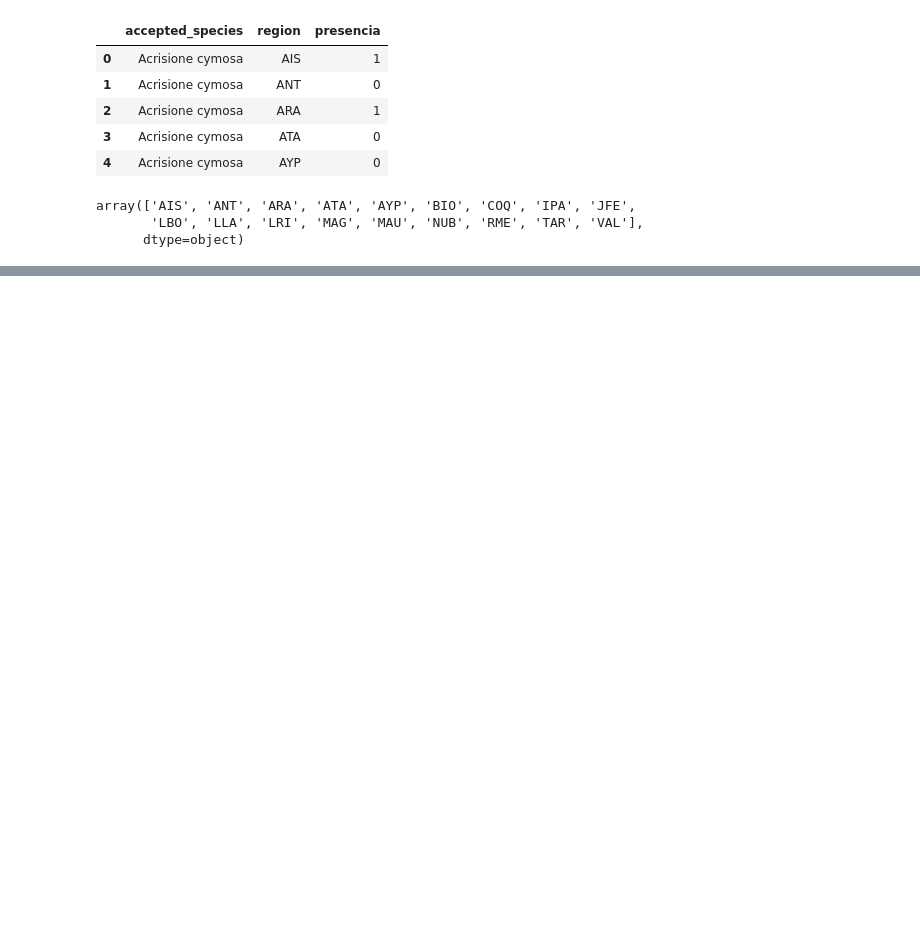
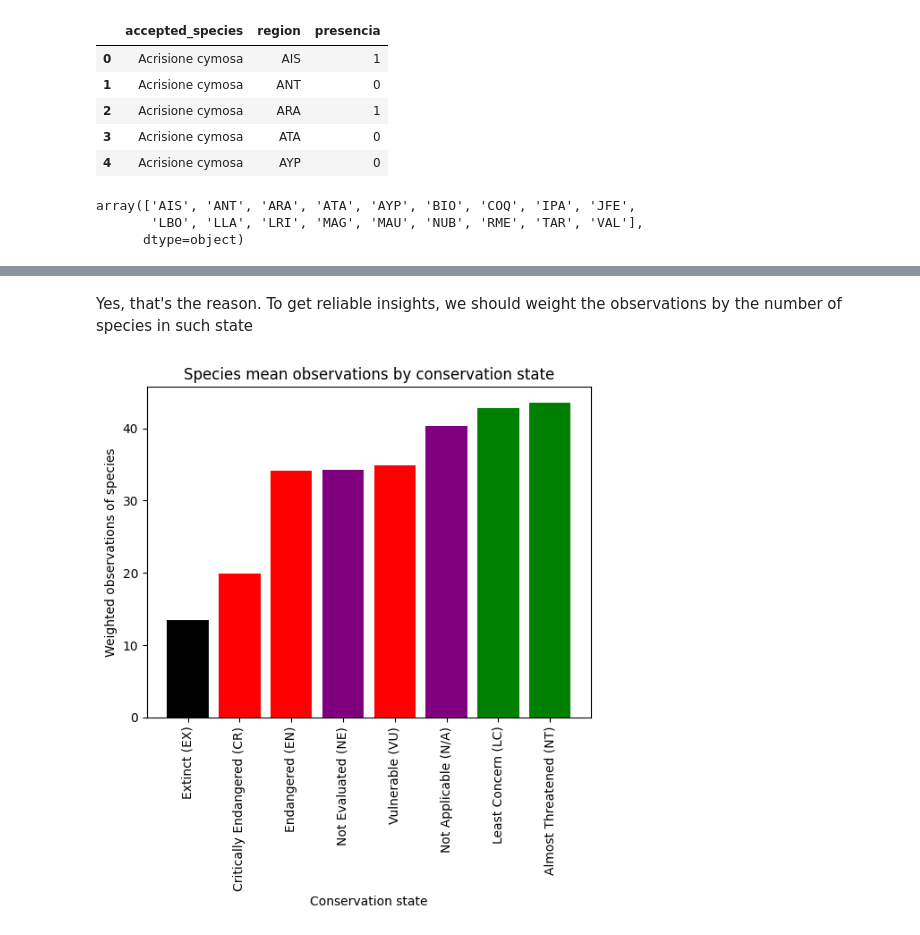
Before and after one commit to flawedvice/rasgos-cl-analysis, a Jupyter notebook: analysis.ipynb, the cells around one changed output, grey strips where cells are left out. Cells and saved outputs as stored; diff of their text form; code cells hidden in the pictures; blank space fills up the shorter version.

```diff
--- a/analysis.ipynb
+++ b/analysis.ipynb
@@ -173,0 +305,14 @@ merged.head()
+# %% [markdown]
+Yes, that's the reason.
+To get reliable insights, we should weight the observations by the number of species in such state
+# %%
+state_obs = clean_df.loc[:, ["total_observations", "conservation_state"]].groupby("conservation_state").mean().sort_values("total_observations").reset_index()
+
+plt.bar(state_obs.conservation_state, state_obs.total_observations, color=["black", "red", "red", "purple", "red", "purple", "green", "green"])
+plt.xticks(rotation=90)
+plt.title("Species mean observations by conservation state")
+plt.xlabel("Conservation state")
+plt.ylabel("Weighted observations of species")
+plt.show()
+# %% [output]
+[figure, added]
```
Also changed, not shown: parts of 29 cells of this notebook.
